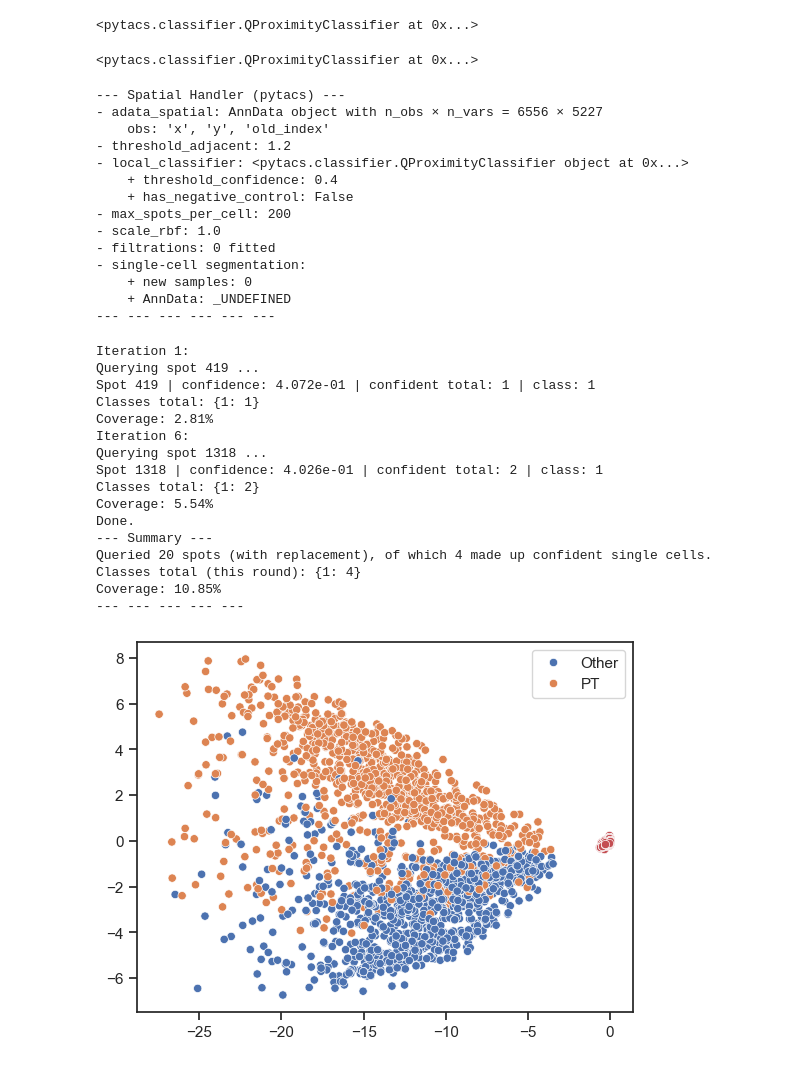
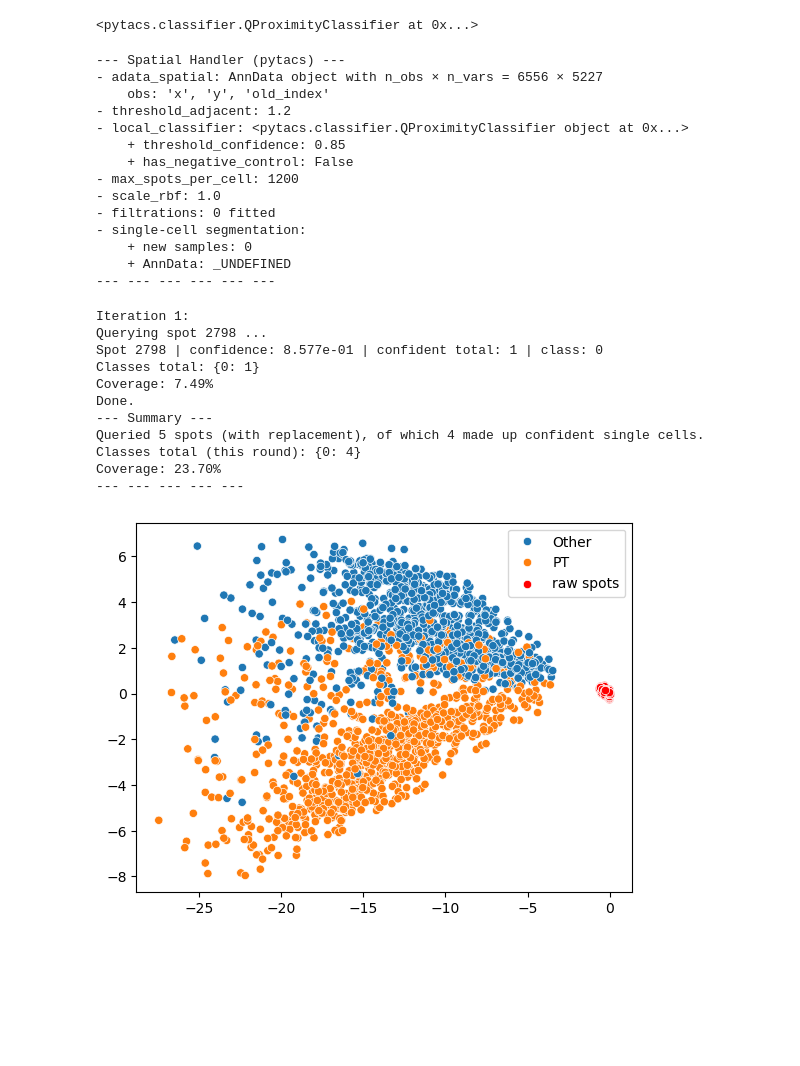
Before and after one commit to LIU-Xnd/pytacs, a Jupyter notebook: demo.ipynb, the cells around one changed output. Cells and saved outputs as stored; diff of their text form; code cells hidden in the pictures; blank space fills up the shorter version.

```diff
--- a/demo.ipynb
+++ b/demo.ipynb
@@ -26,21 +26,17 @@ print(data_preper)
 # data_preper
 # %%
 # Step 2. Train a local classifer
-clf = pytacs.QProximityClassifier(threshold_confidence=0.15, n_PCs=2)
+clf = pytacs.QProximityClassifier(threshold_confidence=0.85, n_PCs=3, q=0.8)
 clf.fit(
     sn_adata=data_preper.sn_adata
 )
 # %% [output]
 <pytacs.classifier.QProximityClassifier at 0x...>
-# %%
-clf.set_threshold_confidence(0.4)
-# %% [output]
-<pytacs.classifier.QProximityClassifier at 0x...>
 # %%
 # Step 3. Integrate spatial spots into single-cell spots
 sph = pytacs.SpatialHandler(adata_spatial=data_preper.sp_adata,
                             local_classifier=clf,
-                            max_spots_per_cell=200,
+                            max_spots_per_cell=1200,
                             threshold_adjacent=1.2,
                             )
 print(sph)
@@ -50,9 +46,9 @@ print(sph)
     obs: 'x', 'y', 'old_index'
 - threshold_adjacent: 1.2
 - local_classifier: <pytacs.classifier.QProximityClassifier object at 0x...>
-    + threshold_confidence: 0.4
+    + threshold_confidence: 0.85
     + has_negative_control: False
-- max_spots_per_cell: 200
+- max_spots_per_cell: 1200
 - scale_rbf: 1.0
 - filtrations: 0 fitted
 - single-cell segmentation:
@@ -61,44 +57,40 @@ print(sph)
 --- --- --- --- --- ---
 # %%
 sph.run_segmentation(
-    coverage_to_stop=0.1,
-    max_iter=20,
+    n_spots_add_per_step=10,
+    coverage_to_stop=0.8,
+    max_iter=5,
     verbose=True,
     warnings=False,
     print_summary=True,
 )
 # %% [output]
 Iteration 1:
-Querying spot 419 ...
-Spot 419 | confidence: 4.072e-01 | confident total: 1 | class: 1
-Classes total: {1: 1}
-Coverage: 2.81%
-Iteration 6:
-Querying spot 1318 ...
-Spot 1318 | confidence: 4.026e-01 | confident total: 2 | class: 1
-Classes total: {1: 2}
-Coverage: 5.54%
+Querying spot 2798 ...
+Spot 2798 | confidence: 8.577e-01 | confident total: 1 | class: 0
+Classes total: {0: 1}
+Coverage: 7.49%
 Done.
 --- Summary ---
-Queried 20 spots (with replacement), of which 4 made up confident single cells.
-Classes total (this round): {1: 4}
-Coverage: 10.85%
+Queried 5 spots (with replacement), of which 4 made up confident single cells.
+Classes total (this round): {0: 4}
+Coverage: 23.70%
 --- --- --- --- ---
 # %%
 import numpy as np
 
 import pytacs.utils
 xx = np.log1p(data_preper.sn_adata.X) @ clf._PC_loadings.T
 import matplotlib.pyplot as plt
 import seaborn as sns
 sns.scatterplot(x=xx[:,0],y=xx[:,1],hue=data_preper.sn_adata.obs['cell_type'])
 X_sp_submatrix = pytacs.utils.subCountMatrix_genes2InGenes1(
     X=data_preper.sp_adata.X.toarray(),
     genes1=data_preper.sn_adata.var.index,
     genes2=data_preper.sp_adata.var.index
 )
 xx_sp = np.log1p(X_sp_submatrix) @ clf._PC_loadings.T
-sns.scatterplot(x=xx_sp[:,0],y=xx_sp[:,1],c='r')
+sns.scatterplot(x=xx_sp[:,0],y=xx_sp[:,1],c='r',label='raw spots')
 plt.show()
 # %% [output]
-[figure, old version]
+[figure, new version]
```
Also changed, not shown: parts of 5 cells of this notebook, 3 other files.
